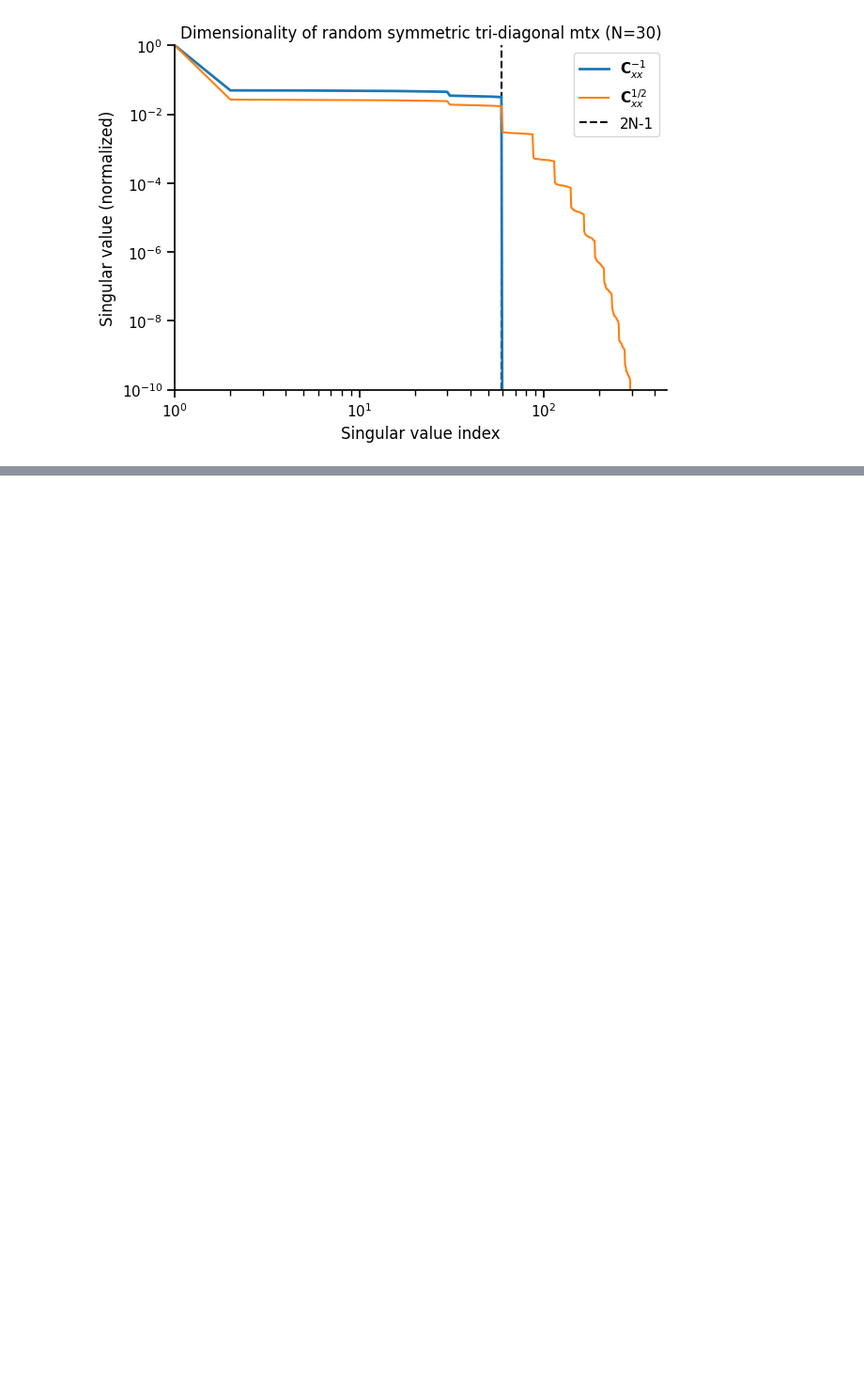
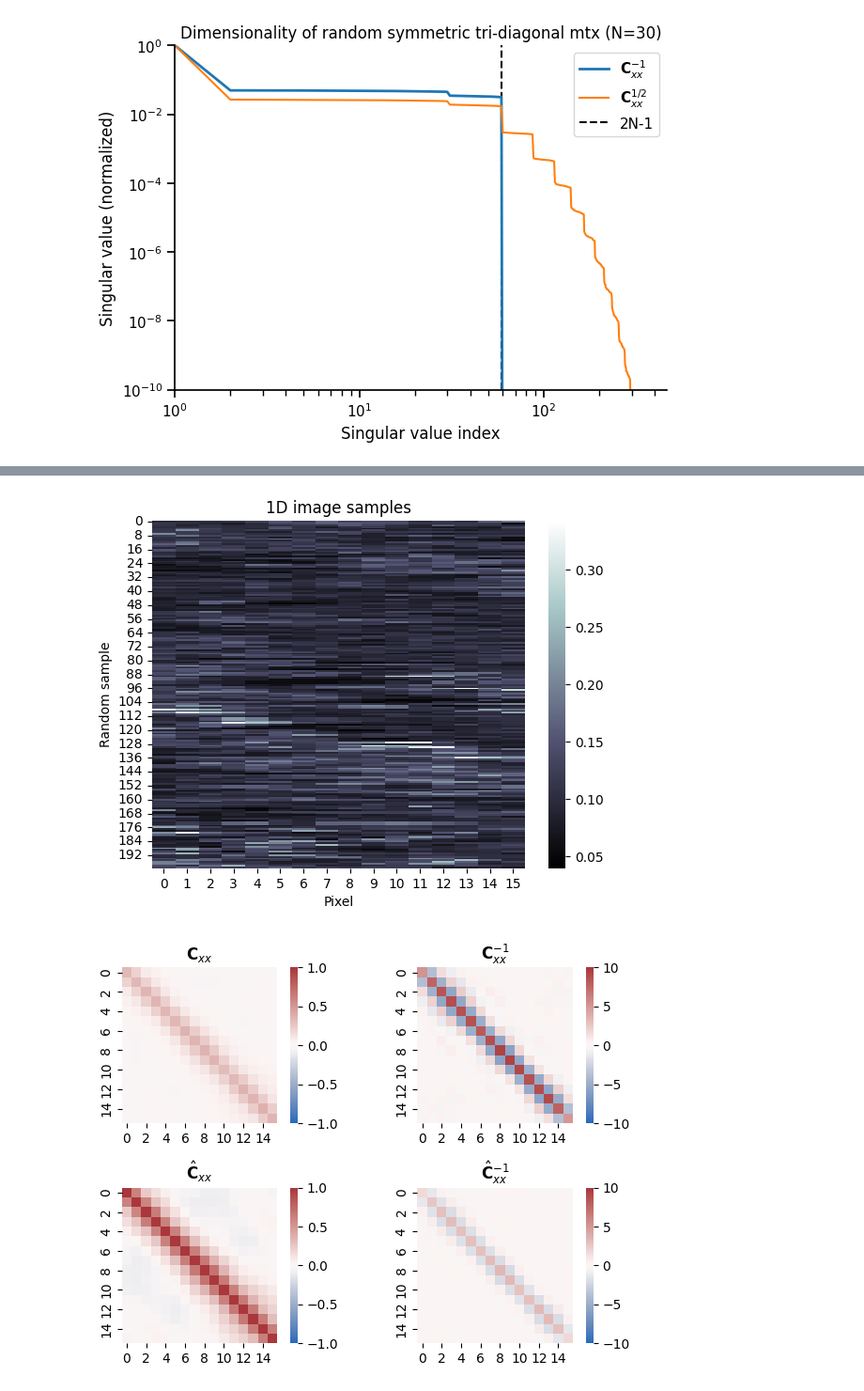
Before and after one commit to lyndond/frame_whitening, a Jupyter notebook: figures/conv1d.ipynb, the cells around one changed output, grey strips where cells are left out. Shown at 94% size. Cells and saved outputs as stored; diff of their text form; code cells hidden in the pictures; blank space fills up the shorter version.

```diff
--- a/figures/conv1d.ipynb
+++ b/figures/conv1d.ipynb
@@ -240,0 +282,35 @@ with sns.plotting_context("notebook"):
+# %%
+all_contexts = all_contexts.squeeze()
+
+fig, ax = plt.subplots(1,1)
+ctx = 0
+sample_skip = 100
+sns.heatmap(all_contexts[ctx][::sample_skip], ax=ax, cbar=True, cmap="bone")
+ax.set(title="1D image samples", xlabel="Pixel", ylabel="Random sample")
+
+X = all_contexts[ctx]
+X0 = X.reshape(n_steps, -1)
+X0 = X0 - np.mean(X0, axis=0)
+X0 = X0 * 16
+
+Cxx0 = np.cov(X0.T)
+# Cxx0 = Cxx0 + np.eye(Cxx0.shape[0]) * 1e-4
+
+Pxx0 = np.linalg.inv(Cxx0)
+
+fig, ax = plt.subplots(2, 2)
+ax = ax.flatten()
+sns.heatmap(Cxx0, cbar=True, cmap="vlag", vmin=-1, vmax=1, ax=ax[0], square=True)
+sns.heatmap(Pxx0, cbar=True, cmap="vlag", vmin=-10, vmax=10, ax=ax[1], square=True)
+
+sns.heatmap(normalize_cov(Cxx0), cbar=True, cmap="vlag", vmin=-1, vmax=1, ax=ax[2], square=True)
+sns.heatmap(np.linalg.inv(normalize_cov(Cxx0)), cbar=True, cmap="vlag", vmin=-10, vmax=10, ax=ax[3], square=True)
+
+ax[0].set(title=r"${\bf C}_{xx}$")
+ax[1].set(title=r"${\bf C}_{xx}^{-1}$")
+ax[2].set(title=r"$\hat{\bf C}_{xx}$")
+ax[3].set(title=r"$\hat{\bf C}_{xx}^{-1}$")
+fig.tight_layout()
+# %% [output]
+[figure, added]
+[figure, added]
```
Also changed, not shown: parts of 2 cells of this notebook.
